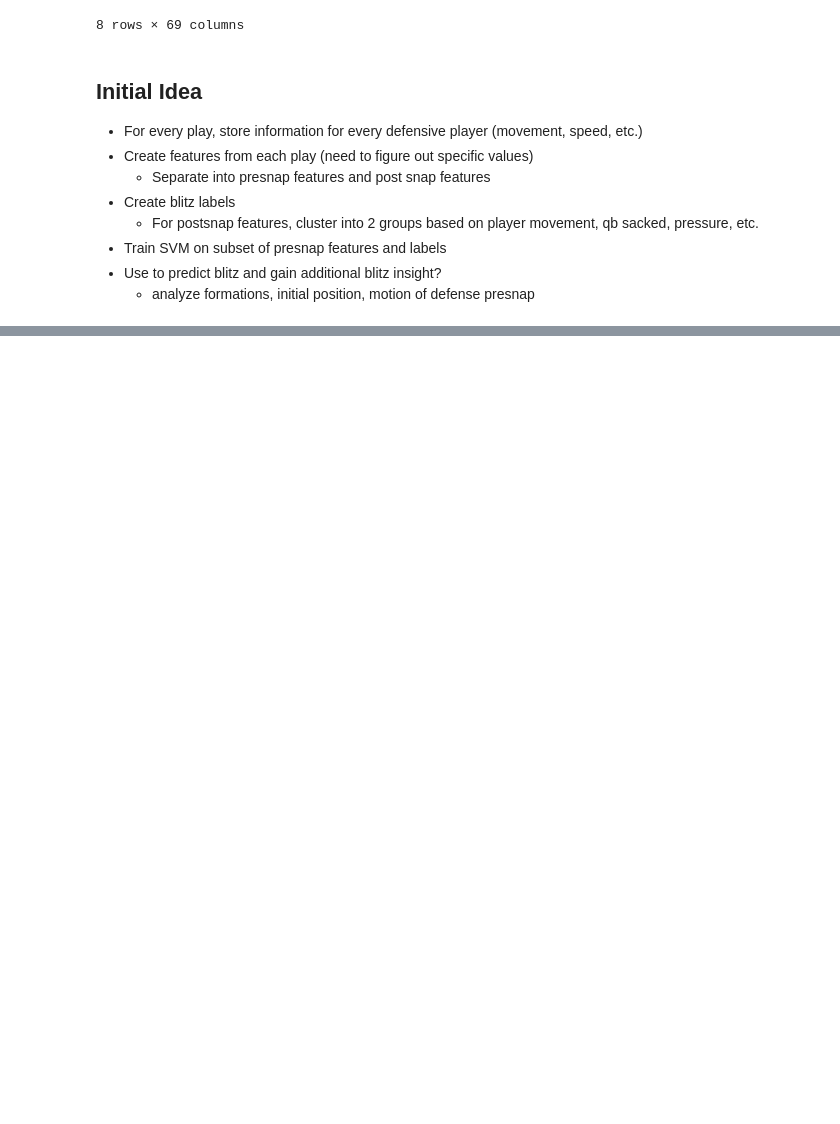
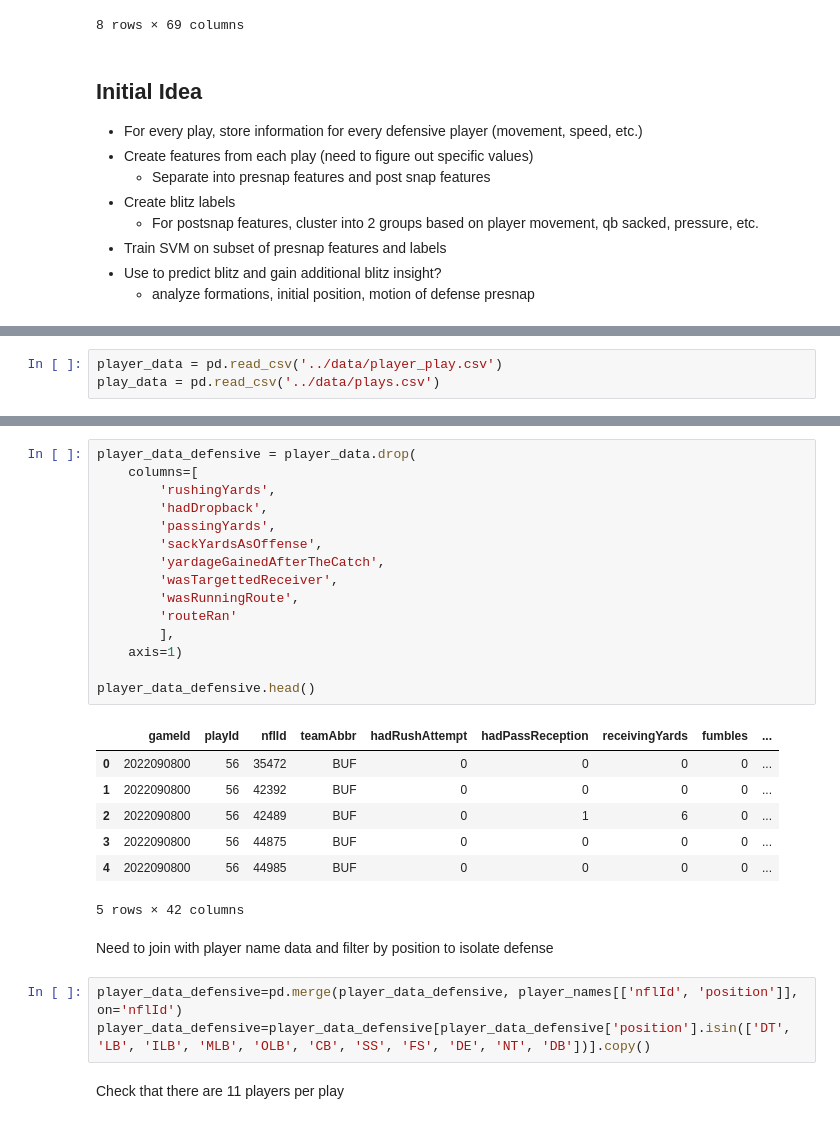
Before and after one commit to njbirk/big_data_bowl_2025, a Jupyter notebook: python/initial_idea.ipynb, the cells around one changed output, grey strips where cells are left out. Drawn from its saved outputs; the diff is of its cells as text; blank space fills up the shorter version.

```diff
--- a/python/initial_idea.ipynb
+++ b/python/initial_idea.ipynb
@@ -79,0 +82,3 @@ play_data.describe()
+# %%
+player_data = pd.read_csv('../data/player_play.csv')
+play_data = pd.read_csv('../data/plays.csv')
@@ -79,0 +136,30 @@ play_data.describe()
+# %%
+player_data_defensive = player_data.drop(
+    columns=[
+        'rushingYards',
+        'hadDropback',
+        'passingYards',
+        'sackYardsAsOffense',
+        'yardageGainedAfterTheCatch',
+        'wasTargettedReceiver',
+        'wasRunningRoute',
+        'routeRan'
+        ],
+    axis=1)
+
+player_data_defensive.head()
+# %% [output]
+|  | gameId | playId | nflId | teamAbbr | hadRushAttempt | hadPassReception | receivingYards | fumbles | ... |
+| 0 | 2022090800 | 56 | 35472 | BUF | 0 | 0 | 0 | 0 | ... |
+| 1 | 2022090800 | 56 | 42392 | BUF | 0 | 0 | 0 | 0 | ... |
+| 2 | 2022090800 | 56 | 42489 | BUF | 0 | 1 | 6 | 0 | ... |
+| 3 | 2022090800 | 56 | 44875 | BUF | 0 | 0 | 0 | 0 | ... |
+| 4 | 2022090800 | 56 | 44985 | BUF | 0 | 0 | 0 | 0 | ... |
+5 rows × 42 columns
+# %% [markdown]
+Need to join with player name data and filter by position to isolate defense
+# %%
+player_data_defensive=pd.merge(player_data_defensive, player_names[['nflId', 'position']], on='nflId')
+player_data_defensive=player_data_defensive[player_data_defensive['position'].isin(['DT', 'LB', 'ILB', 'MLB', 'OLB', 'CB', 'SS', 'FS', 'DE', 'NT', 'DB'])].copy()
+# %% [markdown]
+Check that there are 11 players per play
```
Also changed, not shown: parts of 20 cells of this notebook, 3 other files.
